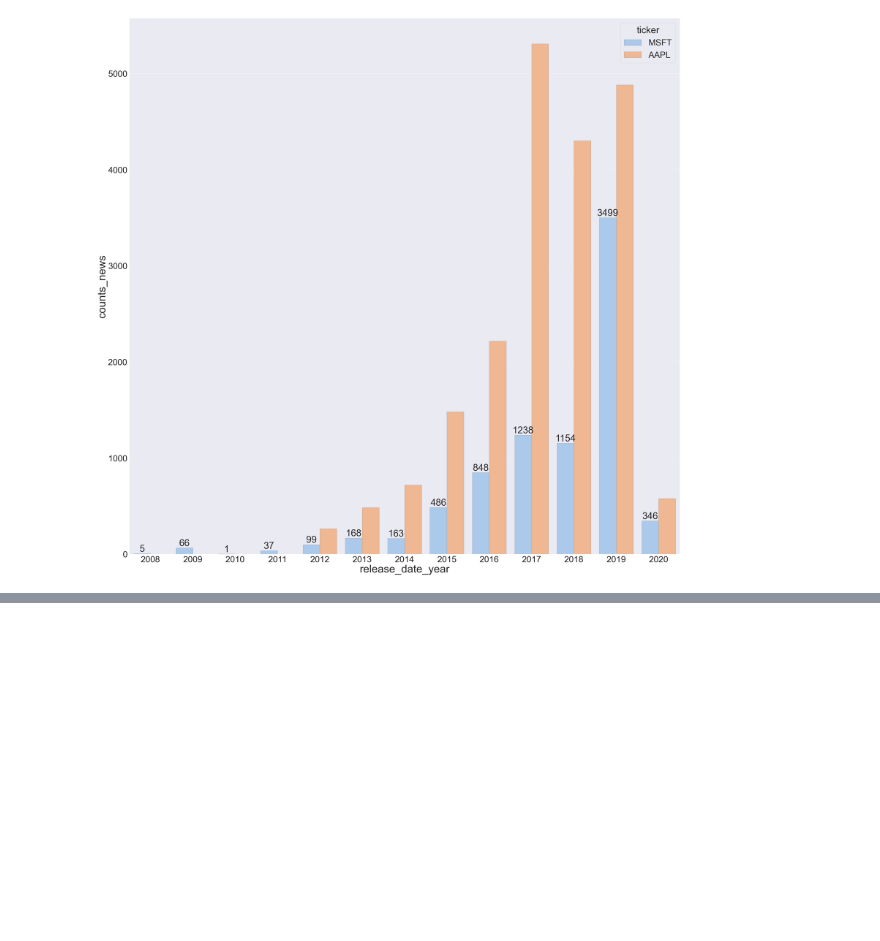
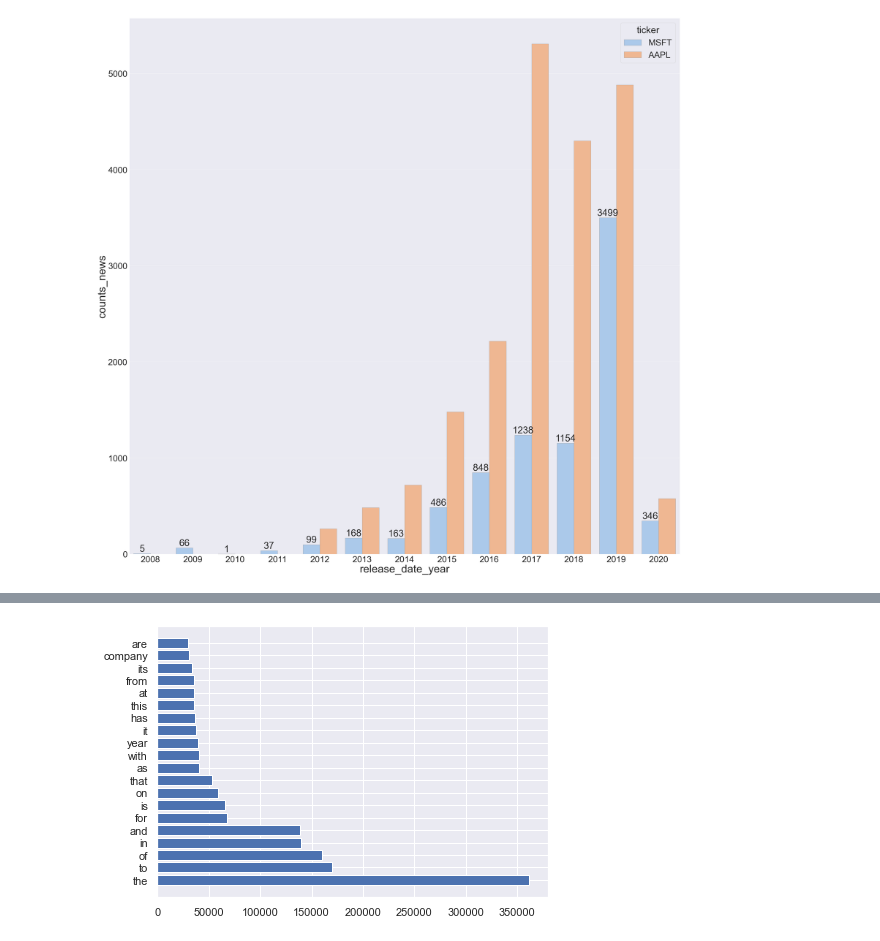
Before and after one commit to pablonicolasr/mentodatos-safnfi-2022-GrupoB, a Jupyter notebook: news_dataset.ipynb, the cells around one changed output, grey strips where cells are left out. Saved outputs shown, nothing was run; the diff lists cells and outputs as text; code cells hidden in the pictures; blank space fills up the shorter version.

```diff
--- a/news_dataset.ipynb
+++ b/news_dataset.ipynb
@@ -294,0 +486,16 @@ sns.despine()
+# %%
+cv = CountVectorizer()
+sum_words_without_clean_title = cv.fit_transform((df_test["title"] + df_test["content"]).values.astype('U')).sum(axis=0)
+
+# Calculamos
+words_freq_without_clean_title = [(word, sum_words_without_clean_title[0, idx]) for word, idx in cv.vocabulary_.items()]
+words_freq_without_clean_title = sorted(words_freq_without_clean_title, key = lambda x: x[1], reverse=True)[:20]
+# %%
+sns.set(font_scale=1)
+
+plt.figure(figsize=(7, 5))
+plt.barh(*zip(*words_freq_without_clean_title))
+
+plt.show()
+# %% [output]
+[figure, added]
```
Also changed, not shown: parts of 23 cells of this notebook, 1 other file.
